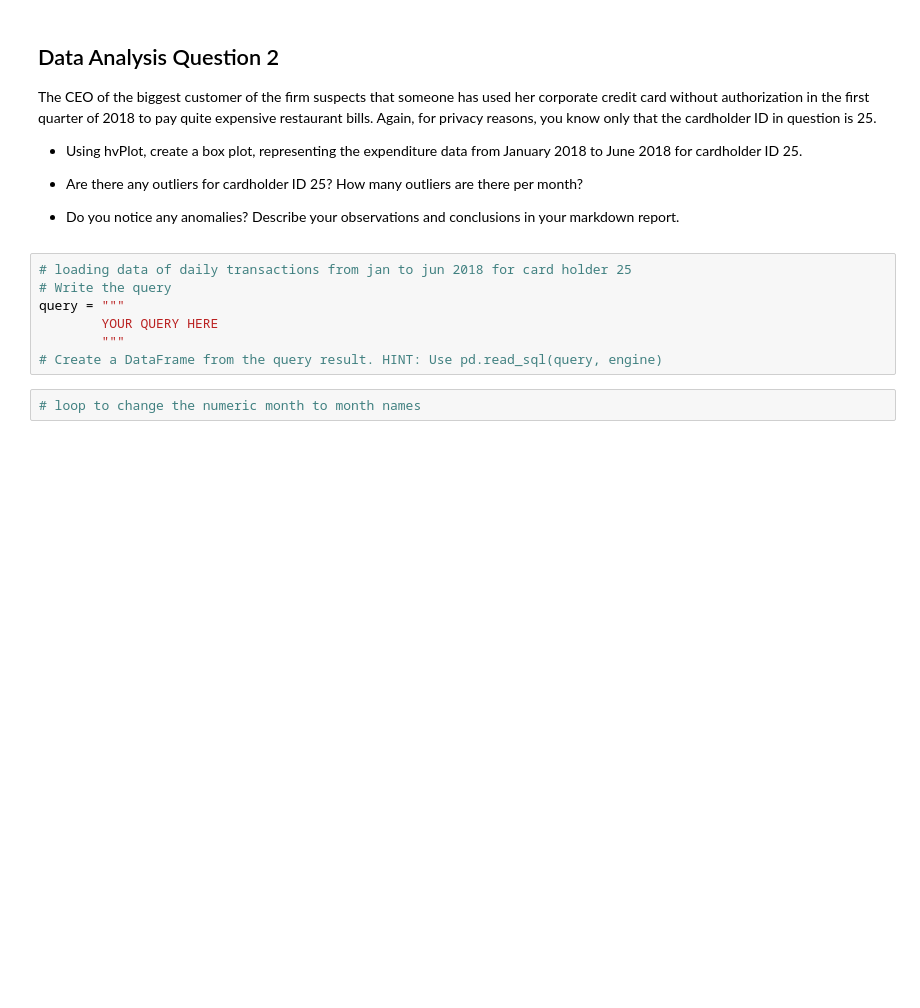
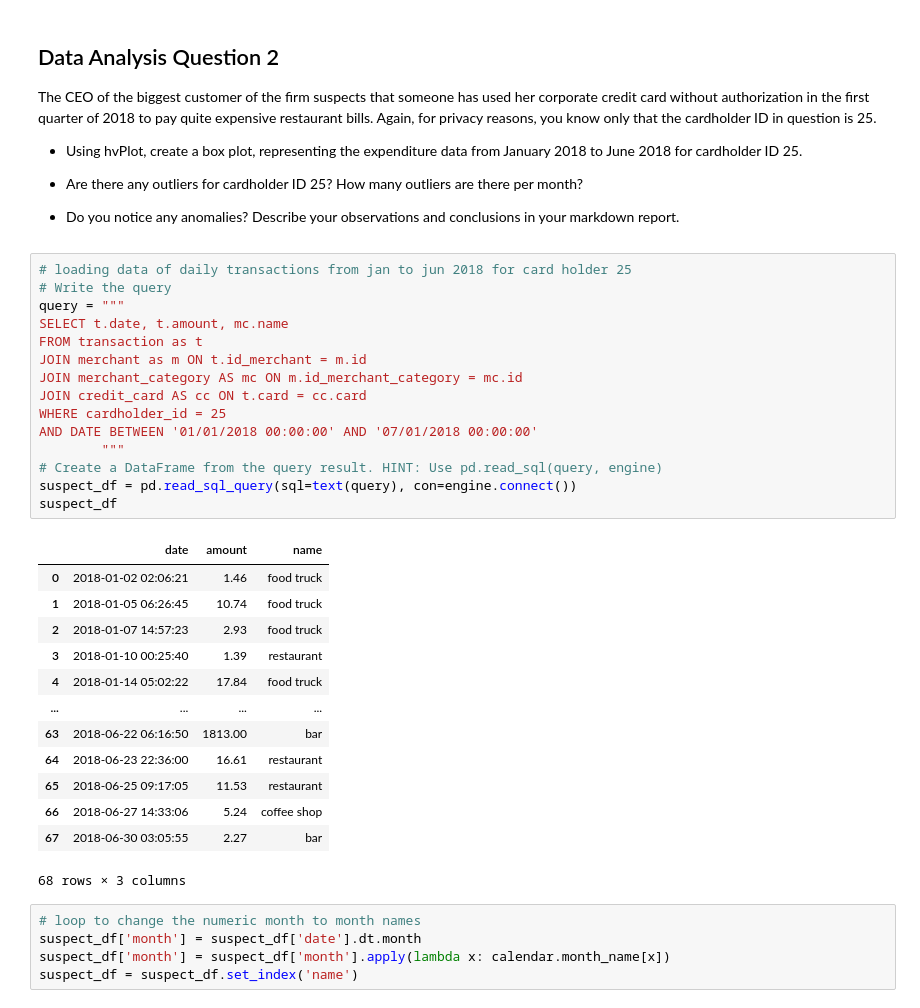
Before and after one commit to marc-martinez1/SQL_Data_Engineering_Demo, a Jupyter notebook: visual_data_analysis.ipynb, the cells around one changed output. Saved outputs shown, nothing was run; the diff lists cells and outputs as text; blank space fills up the shorter version.

```diff
--- a/visual_data_analysis.ipynb
+++ b/visual_data_analysis.ipynb
@@ -105,11 +106,36 @@ The CEO of the biggest customer of the firm suspects that someone has used her c
 # %%
 # loading data of daily transactions from jan to jun 2018 for card holder 25
 # Write the query
 query = """
-        YOUR QUERY HERE
+SELECT t.date, t.amount, mc.name
+FROM transaction as t
+JOIN merchant as m ON t.id_merchant = m.id
+JOIN merchant_category AS mc ON m.id_merchant_category = mc.id
+JOIN credit_card AS cc ON t.card = cc.card
+WHERE cardholder_id = 25
+AND DATE BETWEEN '01/01/2018 00:00:00' AND '07/01/2018 00:00:00'
         """
 # Create a DataFrame from the query result. HINT: Use pd.read_sql(query, engine)
+suspect_df = pd.read_sql_query(sql=text(query), con=engine.connect())
+suspect_df
+# %% [output]
+|  | date | amount | name |
+| 0 | 2018-01-02 02:06:21 | 1.46 | food truck |
+| 1 | 2018-01-05 06:26:45 | 10.74 | food truck |
+| 2 | 2018-01-07 14:57:23 | 2.93 | food truck |
+| 3 | 2018-01-10 00:25:40 | 1.39 | restaurant |
+| 4 | 2018-01-14 05:02:22 | 17.84 | food truck |
+| ... | ... | ... | ... |
+| 63 | 2018-06-22 06:16:50 | 1813.00 | bar |
+| 64 | 2018-06-23 22:36:00 | 16.61 | restaurant |
+| 65 | 2018-06-25 09:17:05 | 11.53 | restaurant |
+| 66 | 2018-06-27 14:33:06 | 5.24 | coffee shop |
+| 67 | 2018-06-30 03:05:55 | 2.27 | bar |
+68 rows × 3 columns
 # %%
 # loop to change the numeric month to month names
+suspect_df['month'] = suspect_df['date'].dt.month
+suspect_df['month'] = suspect_df['month'].apply(lambda x: calendar.month_name[x])
+suspect_df = suspect_df.set_index('name')
 # %%
 # Creating the six box plots using hvPlot
```
Also changed, not shown: parts of 4 cells of this notebook.
